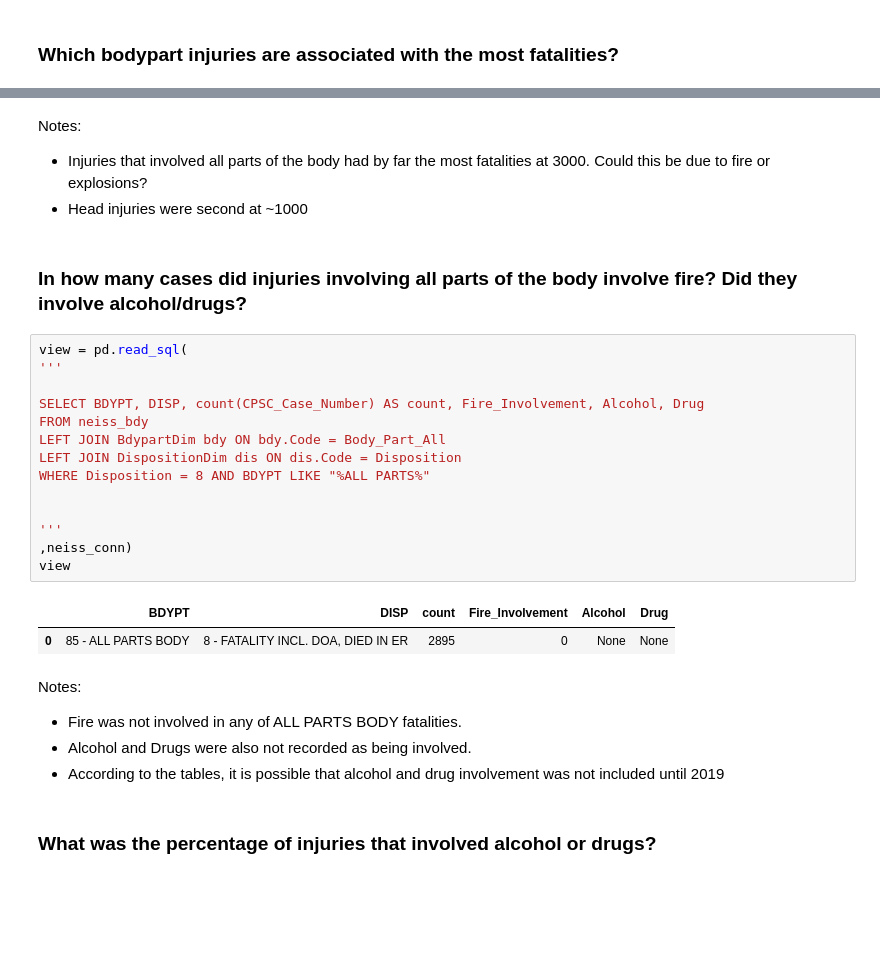
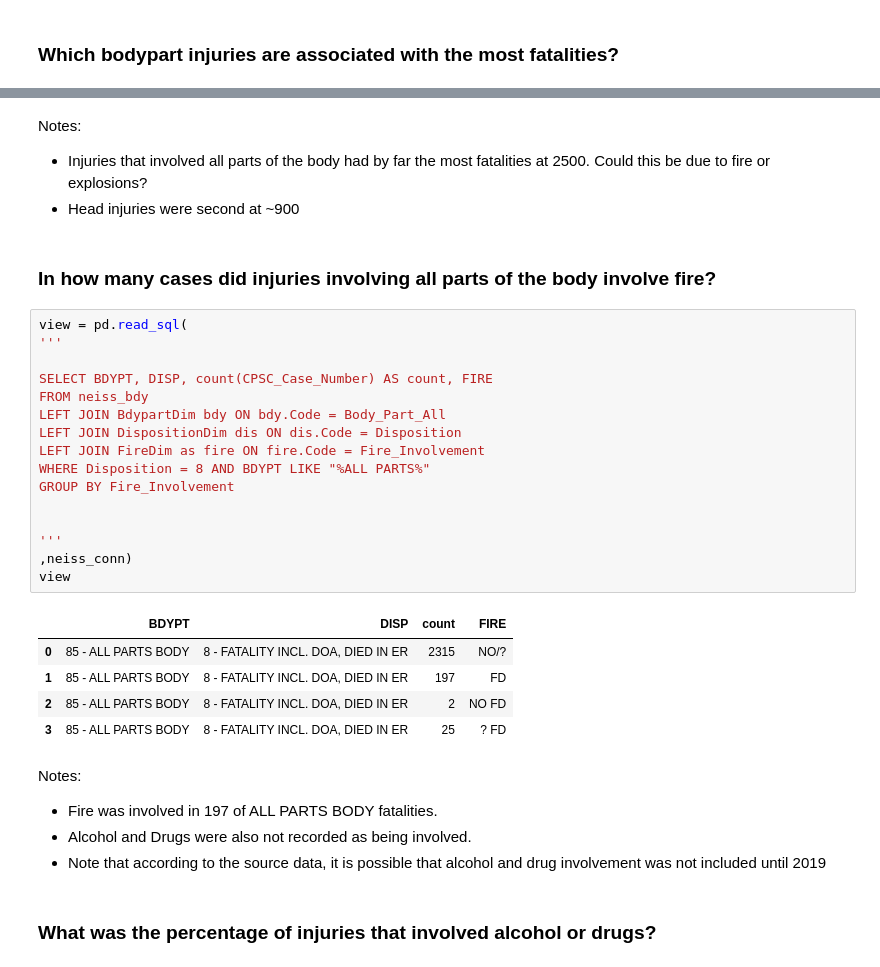
Before and after one commit to yzaya/NEISS-Dash-Analysis, a Jupyter notebook: NEISS-Analysis.ipynb, the cells around one changed output, grey strips where cells are left out. Drawn from its saved outputs; the diff is of its cells as text; blank space fills up the shorter version.

```diff
--- a/NEISS-Analysis.ipynb
+++ b/NEISS-Analysis.ipynb
@@ -1419,31 +1447,36 @@ Text(0, 0.5, 'Cases')
 # %% [markdown]
 Notes:
-- Injuries that involved all parts of the body had by far the most fatalities at 3000. Could this be due to fire or explosions?
-- Head injuries were second at ~1000
+- Injuries that involved all parts of the body had by far the most fatalities at 2500. Could this be due to fire or explosions?
+- Head injuries were second at ~900
 # %% [markdown]
-### In how many cases did injuries involving all parts of the body involve fire? Did they involve alcohol/drugs?
+### In how many cases did injuries involving all parts of the body involve fire?
 # %%
 view = pd.read_sql(
 '''
 
-SELECT BDYPT, DISP, count(CPSC_Case_Number) AS count, Fire_Involvement, Alcohol, Drug
+SELECT BDYPT, DISP, count(CPSC_Case_Number) AS count, FIRE
 FROM neiss_bdy
 LEFT JOIN BdypartDim bdy ON bdy.Code = Body_Part_All
 LEFT JOIN DispositionDim dis ON dis.Code = Disposition
+LEFT JOIN FireDim as fire ON fire.Code = Fire_Involvement
 WHERE Disposition = 8 AND BDYPT LIKE "%ALL PARTS%"
+GROUP BY Fire_Involvement
 
 
 '''
 ,neiss_conn)
 view
 # %% [output]
-|  | BDYPT | DISP | count | Fire_Involvement | Alcohol | Drug |
-| 0 | 85 - ALL PARTS BODY | 8 - FATALITY INCL. DOA, DIED IN ER | 2895 | 0 | None | None |
+|  | BDYPT | DISP | count | FIRE |
+| 0 | 85 - ALL PARTS BODY | 8 - FATALITY INCL. DOA, DIED IN ER | 2315 | NO/? |
+| 1 | 85 - ALL PARTS BODY | 8 - FATALITY INCL. DOA, DIED IN ER | 197 | FD |
+| 2 | 85 - ALL PARTS BODY | 8 - FATALITY INCL. DOA, DIED IN ER | 2 | NO FD |
+| 3 | 85 - ALL PARTS BODY | 8 - FATALITY INCL. DOA, DIED IN ER | 25 | ? FD |
 # %% [markdown]
 Notes:
-- Fire was not involved in any of ALL PARTS BODY fatalities.
+- Fire was involved in 197 of ALL PARTS BODY fatalities.
 - Alcohol and Drugs were also not recorded as being involved.
-- According to the tables, it is possible that alcohol and drug involvement was not included until 2019
+- Note that according to the source data, it is possible that alcohol and drug involvement was not included until 2019
 # %% [markdown]
 ### What was the percentage of injuries that involved alcohol or drugs?
 # %%
```
Also changed, not shown: parts of 35 cells of this notebook.
